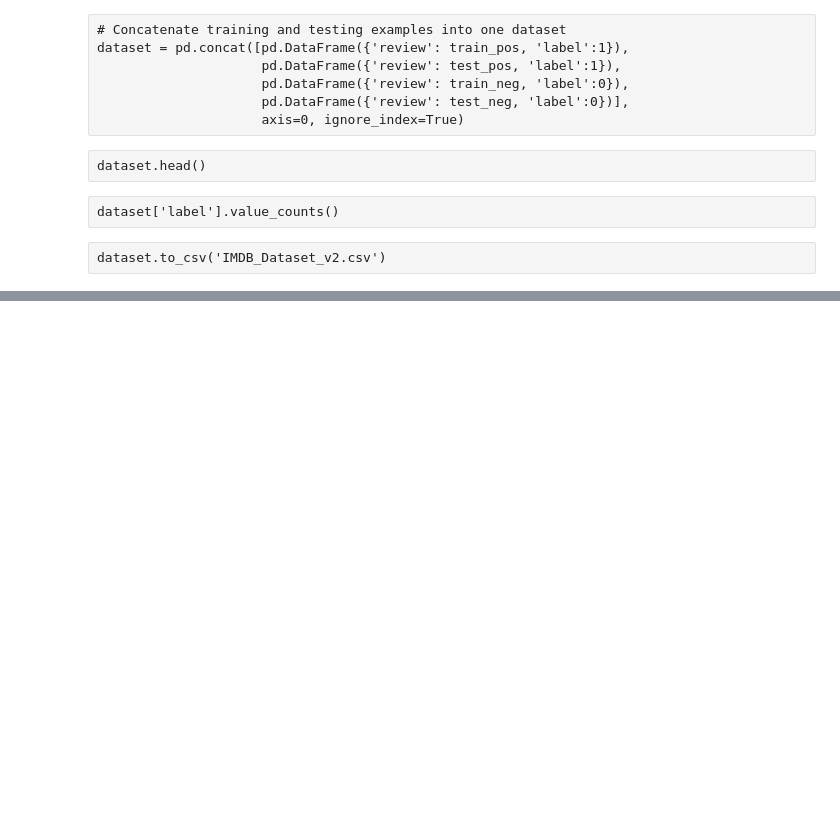
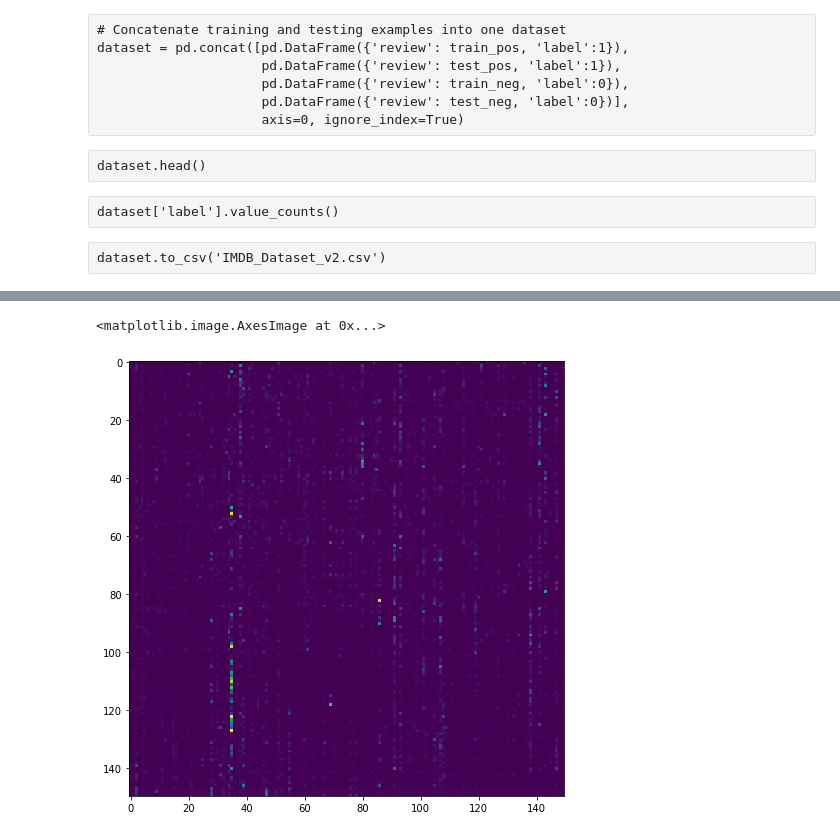
Before and after one commit to fahadahaf/imdb_attention_analysis, a Jupyter notebook: test_run.ipynb, the cells around one changed output, grey strips where cells are left out. Cells and saved outputs as stored; diff of their text form; code cells hidden in the pictures; blank space fills up the shorter version.

```diff
--- a/test_run.ipynb
+++ b/test_run.ipynb
@@ -330,0 +454,2 @@ KeyboardInterrupt:
+# %%
+res_pred, valid_loss, valid_auc, valid_f1 = evaluate(model, valid_loader, criterion, device, store_pattn=True)
@@ -330,0 +478,3 @@ KeyboardInterrupt:
+# %%
+inx = 3
+val[0][inx], val[1][inx], val[2][inx]
@@ -330,0 +495,16 @@ KeyboardInterrupt:
+# %%
+attn_mat = attn_dict[1][0][inx].cpu().detach().numpy()
+attn_mat = np.asarray([attn_mat[:,300*i:300*(i+1)] for i in range(0,nheads)])
+attn_mat = np.max(attn_mat, axis=0)
+review,review_len = dataset.data.iloc[val[0][inx]][['review','reviewLen']]
+attn_mat = attn_mat[:review_len, :review_len]
+review = review.split()
+arg_max_attn = np.unravel_index(np.argsort(attn_mat, axis=None)[::-1], attn_mat.shape)
+count = 0
+for i,j in zip(arg_max_attn[0], arg_max_attn[1]):
+    if i==j:
+        continue
+    print(i,review[i], j,review[j], attn_mat[i,j])
+    count += 1
+    if count > 60:
+        break
@@ -330,0 +533,17 @@ KeyboardInterrupt:
+# %%
+attn_mat = attn_dict[1][1][inx].cpu().detach().numpy()
+attn_mat = np.asarray([attn_mat[:,300*i:300*(i+1)] for i in range(0,nheads)])
+attn_mat = np.max(attn_mat, axis=0)
+review,review_len = dataset.data.iloc[val[0][inx]][['review','reviewLen']]
+attn_mat = attn_mat[:review_len, :review_len]
+review = review.split()
+#arg_max_attn = np.unravel_index(np.argsort(attn_mat, axis=None)[::-1], attn_mat.shape)
+arg_max_attn = np.unravel_index(np.argsort(attn_mat, axis=None), attn_mat.shape)
+count = 0
+for i,j in zip(arg_max_attn[0], arg_max_attn[1]):
+    if i==j:
+        continue
+    print(i,review[i], j,review[j], attn_mat[i,j])
+    count += 1
+    if count > 60:
+        break
@@ -330,0 +568,9 @@ KeyboardInterrupt:
+# %%
+attn_mat = attn_dict[1][0][inx].cpu().detach().numpy()
+attn_mat = np.asarray([attn_mat[:,300*i:300*(i+1)] for i in range(0,nheads)])
+attn_mat = np.max(attn_mat, axis=0)
+plt.figure(figsize=(8,8))
+plt.imshow(attn_mat[:150, :150])
+# %% [output]
+<matplotlib.image.AxesImage at 0x...>
+[figure, added]
```
Also changed, not shown: parts of 43 cells of this notebook, 1 other file.
